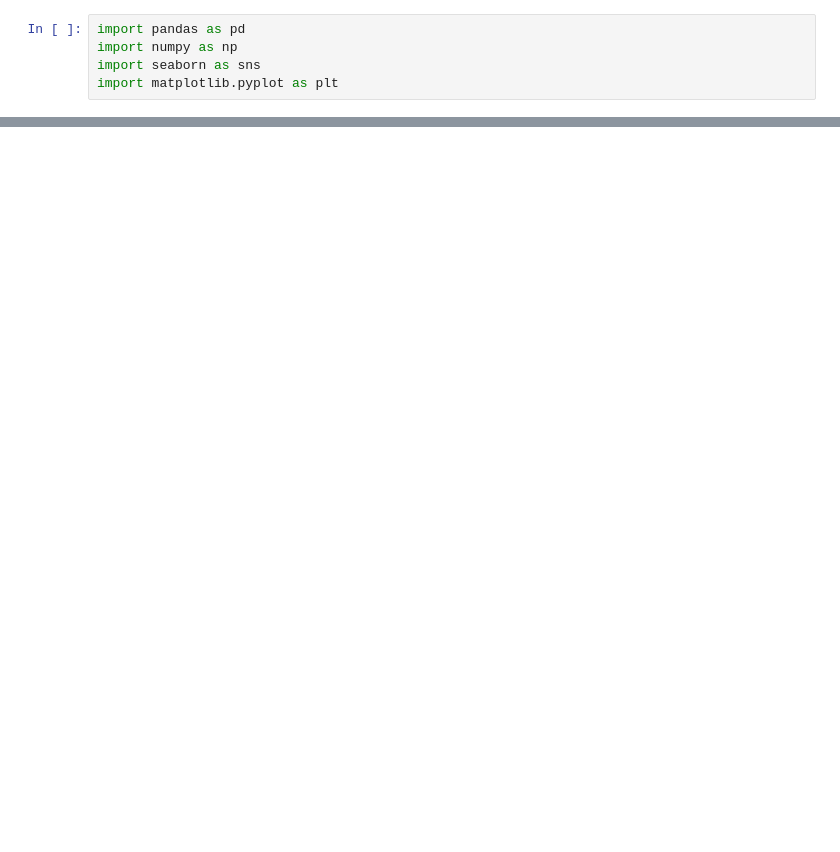
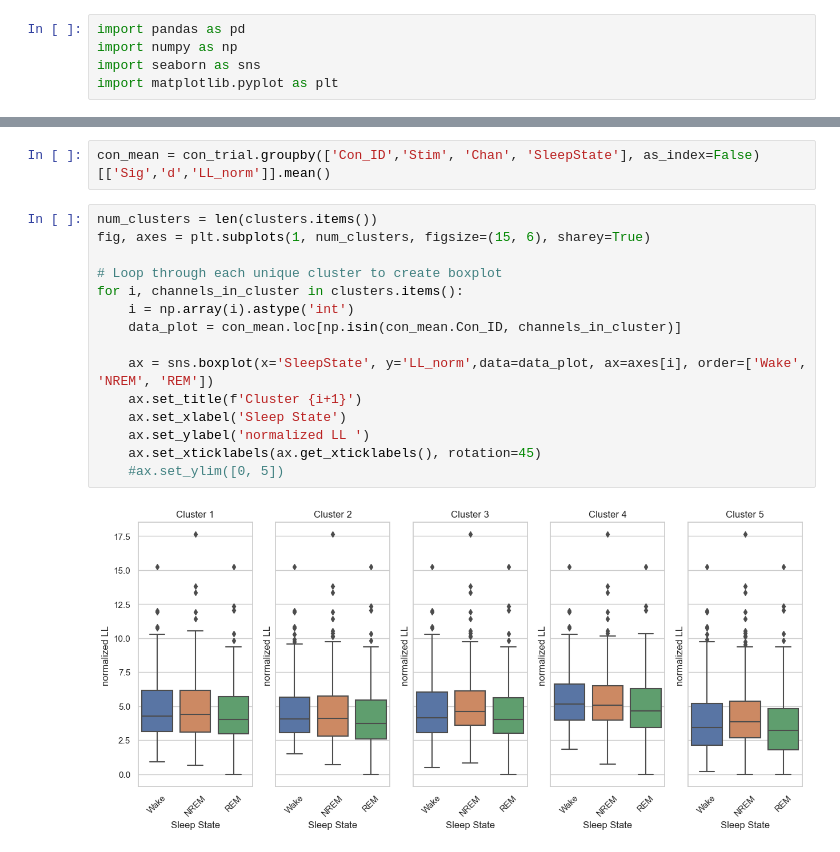
Before and after one commit to vellen23/UBELIX_EvM, a Jupyter notebook: NMF/functions/Untitled.ipynb, the cells around one changed output, grey strips where cells are left out. Cells and saved outputs as stored; diff of their text form; blank space fills up the shorter version.

```diff
--- a/NMF/functions/Untitled.ipynb
+++ b/NMF/functions/Untitled.ipynb
@@ -66,3 +73,22 @@ con_trial
+# %%
+con_mean = con_trial.groupby(['Con_ID','Stim', 'Chan', 'SleepState'], as_index=False)[['Sig','d','LL_norm']].mean()
+# %%
+num_clusters = len(clusters.items())
+fig, axes = plt.subplots(1, num_clusters, figsize=(15, 6), sharey=True)
+
+# Loop through each unique cluster to create boxplot
+for i, channels_in_cluster in clusters.items():
+    i = np.array(i).astype('int')
+    data_plot = con_mean.loc[np.isin(con_mean.Con_ID, channels_in_cluster)]
+
+    ax = sns.boxplot(x='SleepState', y='LL_norm',data=data_plot, ax=axes[i], order=['Wake', 'NREM', 'REM'])
+    ax.set_title(f'Cluster {i+1}')
+    ax.set_xlabel('Sleep State')
+    ax.set_ylabel('normalized LL ')
+    ax.set_xticklabels(ax.get_xticklabels(), rotation=45)
+    #ax.set_ylim([0, 5])
+# %% [output]
+[figure, added]
 # %%
 # Set up the plotting style
 sns.set(style="whitegrid")
```
Also changed, not shown: parts of 7 cells of this notebook, 8 other files.
